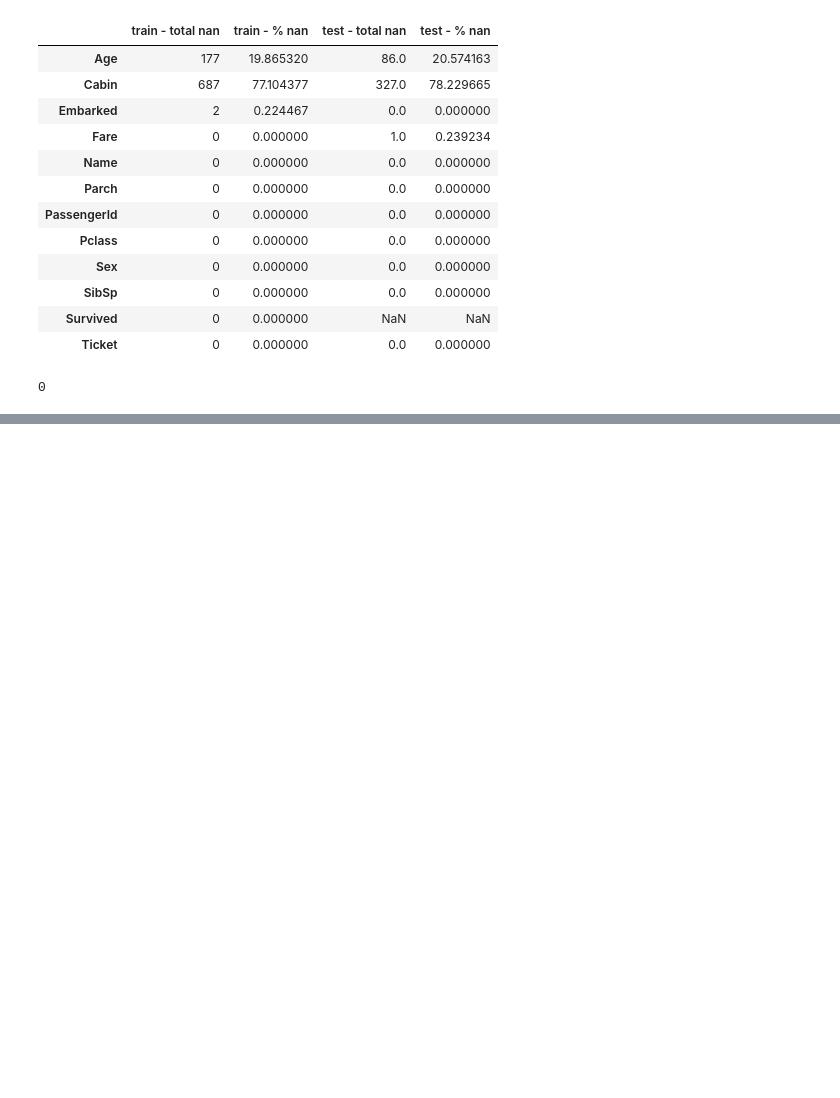
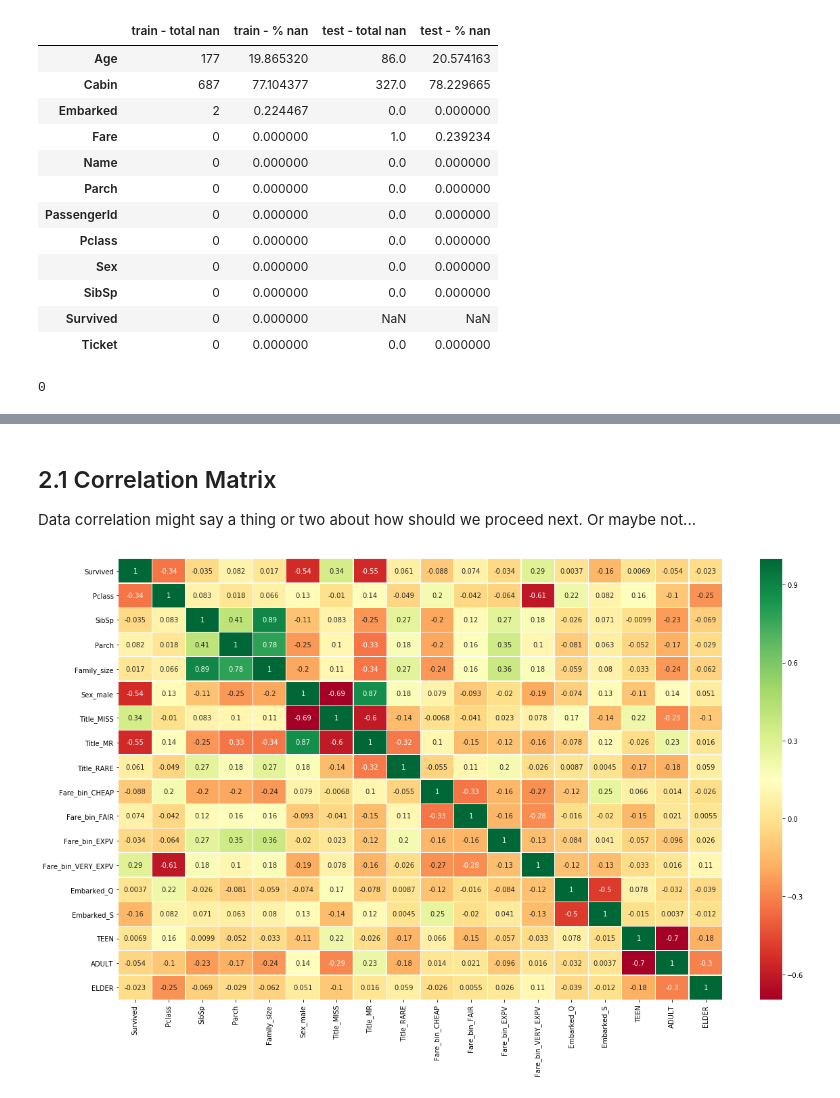
Before and after one commit to danielkurniadi/Titanic-Kaggle, a Jupyter notebook: titanic-modelling.ipynb, the cells around one changed output, grey strips where cells are left out. Drawn from its saved outputs; the diff is of its cells as text; code cells hidden in the pictures; blank space fills up the shorter version.

```diff
--- a/titanic-modelling.ipynb
+++ b/titanic-modelling.ipynb
@@ -114,0 +292,6 @@ print("Shape of our test dataset: ", cln_test_df.shape)
+# %%
+#fillna Age on training dataset
+reg_feats = ['Sex_male', 'Survived', 'Embarked_Q', 'Embarked_S','Pclass', 'Title_MISS',
+             'Title_MR', 'Title_RARE', 'Family_size', 'Parch']
+age_pred_train = fill_age_regression(cln_train_df, reg_feats)
+cln_train_df.loc[cln_train_df.Age.isnull(), 'Age'] = age_pred_train
@@ -114,0 +331,8 @@ print("Shape of our test dataset: ", cln_test_df.shape)
+# %%
+#training dataset
+one_hot_age = pd.get_dummies(cln_train_df['Age_bin'], drop_first=True)
+cln_train_df = cln_train_df.join(one_hot_age)
+
+#test dataset
+one_hot_age = pd.get_dummies(cln_test_df['Age_bin'], drop_first=True)
+cln_test_df = cln_test_df.join(one_hot_age)
@@ -114,0 +351,3 @@ print("Shape of our test dataset: ", cln_test_df.shape)
+# %%
+cln_test_df.drop('Fare', axis=1, inplace=True)
+cln_train_df.drop('Fare', axis=1, inplace=True)
@@ -114,0 +359,4 @@ print("Shape of our test dataset: ", cln_test_df.shape)
+# %%
+#preserve cleaned dataframe, just in case...
+train_df = cln_train_df
+test_df = cln_test_df
@@ -114,0 +381,11 @@ print("Shape of our test dataset: ", cln_test_df.shape)
+# %% [markdown]
+## 2.1 Correlation Matrix
+Data correlation might say a thing or two about how should we proceed next. Or maybe not...
+# %%
+#heatmap
+sns.heatmap(train_df.corr(), annot=True, cmap='RdYlGn', linewidths=0.2)
+fig=plt.gcf()
+fig.set_size_inches(20,12)
+plt.show()
+# %% [output]
+[figure, added]
```
Also changed, not shown: parts of 65 cells of this notebook.
